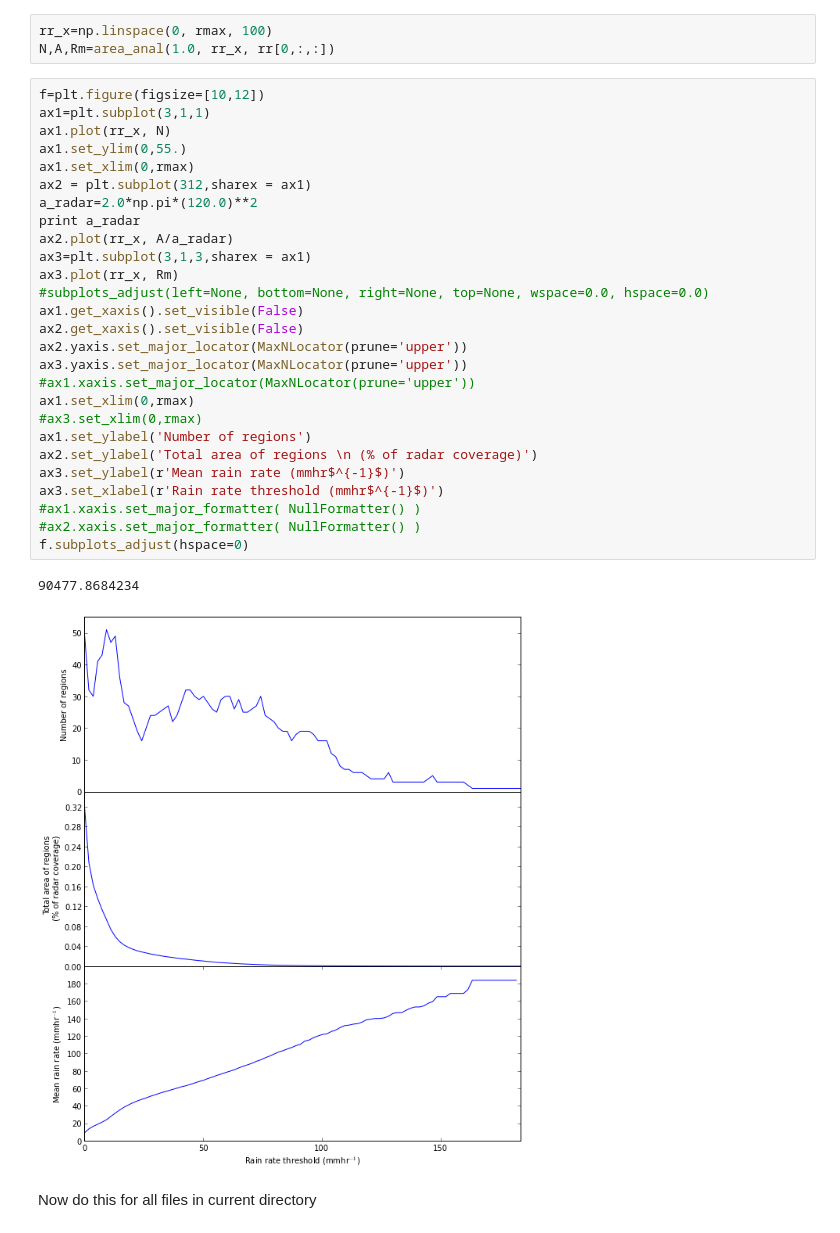
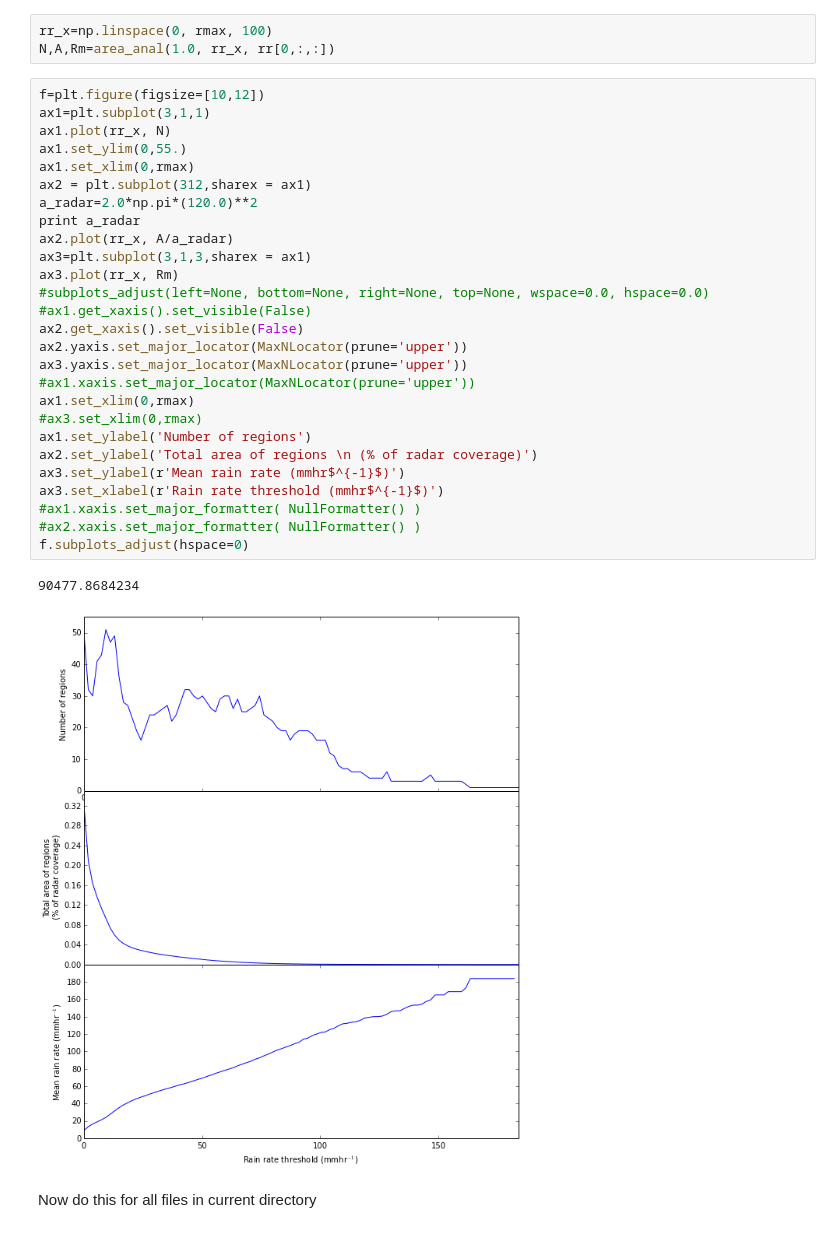
Before and after one commit to mvanlierwalq/IPy_NB_Public, a Jupyter notebook: csapr_qpe_analyze.ipynb, the cells around one changed output. Cells and saved outputs as stored; diff of their text form.

```diff
--- a/csapr_qpe_analyze.ipynb
+++ b/csapr_qpe_analyze.ipynb
@@ -80,33 +83,33 @@ N,A,Rm=area_anal(1.0, rr_x, rr[0,:,:])
 # %%
 f=plt.figure(figsize=[10,12])
 ax1=plt.subplot(3,1,1)
 ax1.plot(rr_x, N)
 ax1.set_ylim(0,55.)
 ax1.set_xlim(0,rmax)
 ax2 = plt.subplot(312,sharex = ax1)
 a_radar=2.0*np.pi*(120.0)**2
 print a_radar
 ax2.plot(rr_x, A/a_radar)
 ax3=plt.subplot(3,1,3,sharex = ax1)
 ax3.plot(rr_x, Rm)
 #subplots_adjust(left=None, bottom=None, right=None, top=None, wspace=0.0, hspace=0.0)
-ax1.get_xaxis().set_visible(False)
+#ax1.get_xaxis().set_visible(False)
 ax2.get_xaxis().set_visible(False)
 ax2.yaxis.set_major_locator(MaxNLocator(prune='upper'))
 ax3.yaxis.set_major_locator(MaxNLocator(prune='upper'))
 #ax1.xaxis.set_major_locator(MaxNLocator(prune='upper'))
 ax1.set_xlim(0,rmax)
 #ax3.set_xlim(0,rmax)
 ax1.set_ylabel('Number of regions')
 ax2.set_ylabel('Total area of regions \n (% of radar coverage)')
 ax3.set_ylabel(r'Mean rain rate (mmhr$^{-1}$)')
 ax3.set_xlabel(r'Rain rate threshold (mmhr$^{-1}$)')
 #ax1.xaxis.set_major_formatter( NullFormatter() )
 #ax2.xaxis.set_major_formatter( NullFormatter() )
 f.subplots_adjust(hspace=0)
 # %% [output]
 90477.8684234
-[figure, old version]
+[figure, new version]
 # %% [markdown]
 Now do this for all files in current directory
 # %%
```
Also changed, not shown: parts of 10 cells of this notebook.
